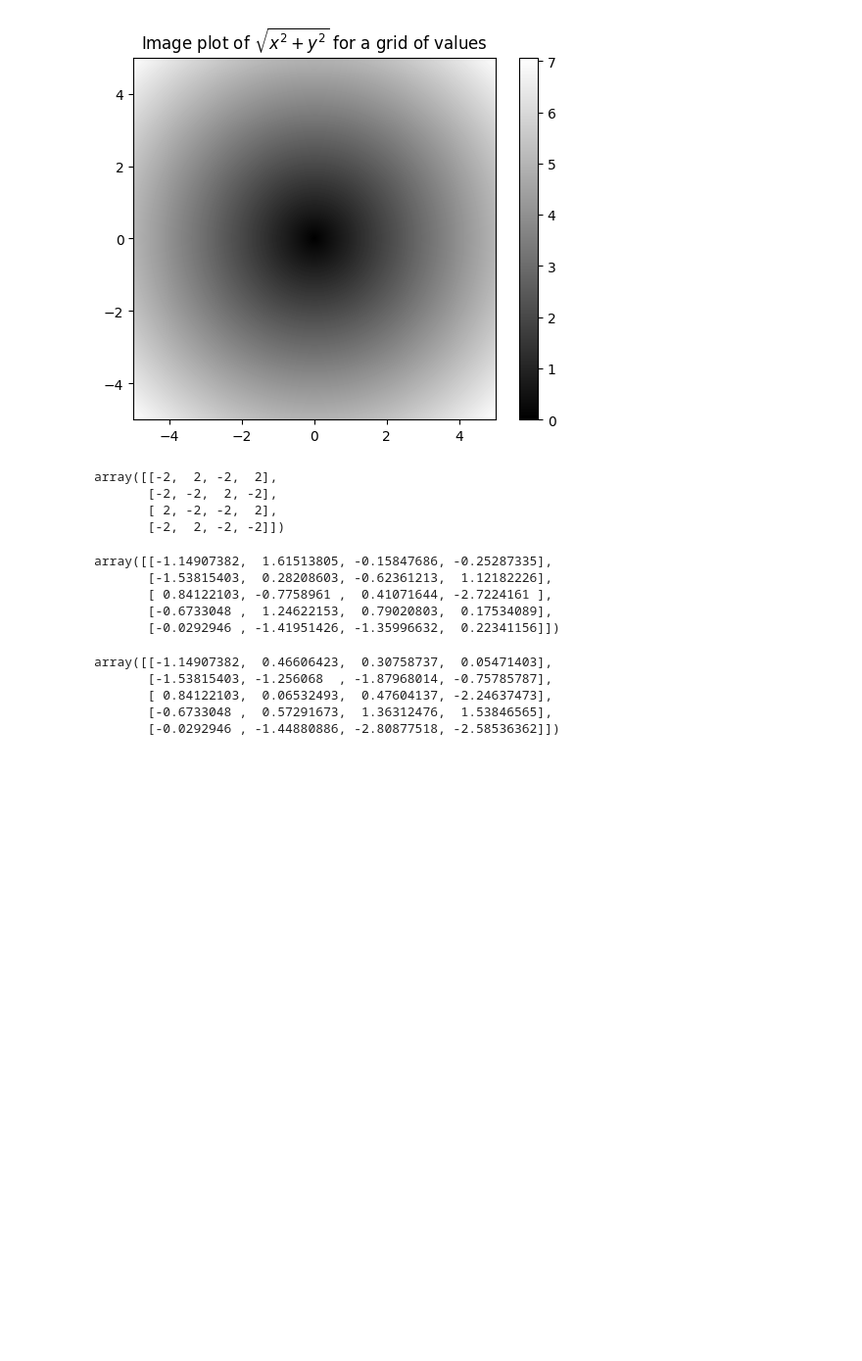
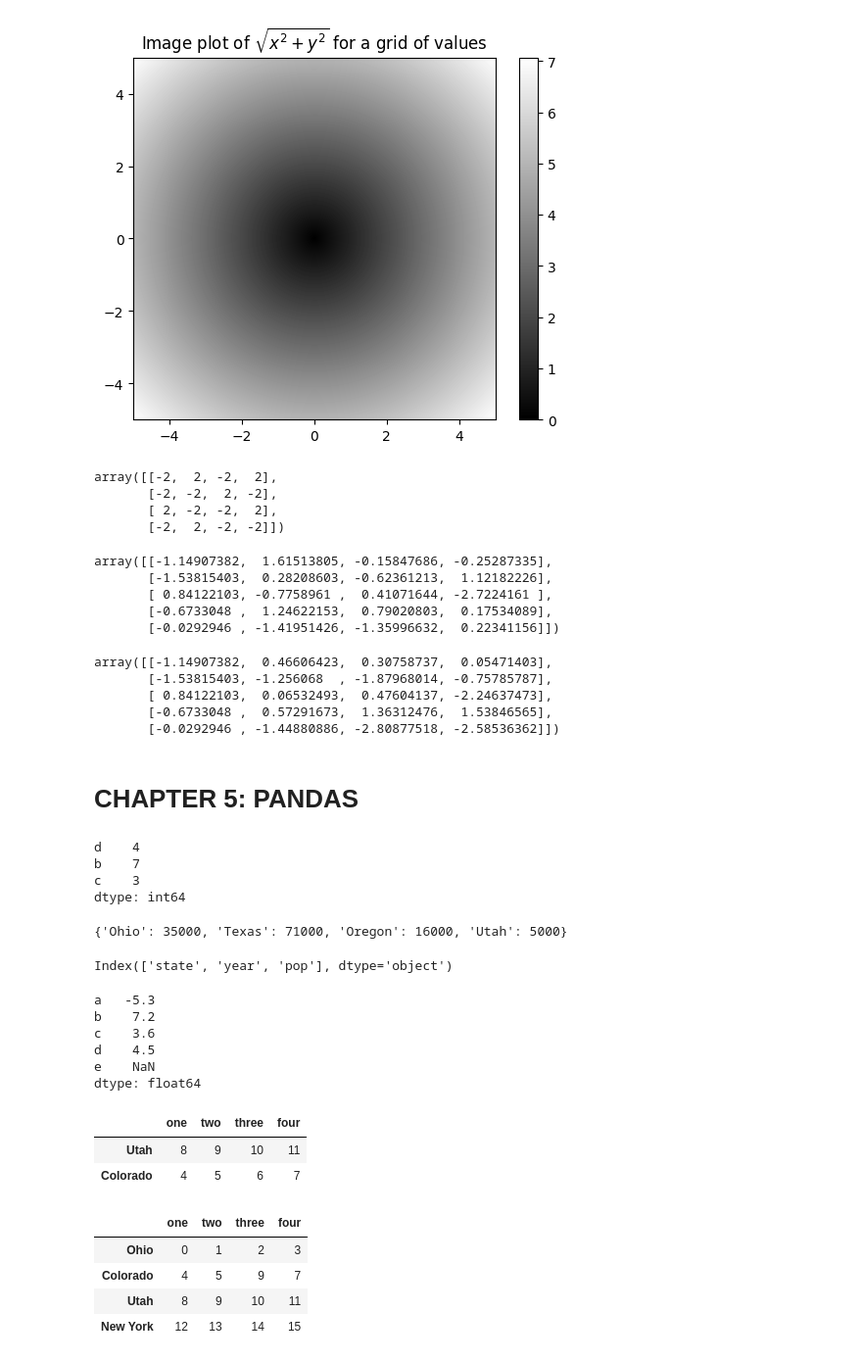
Before and after one commit to GabriCala25/Python_projects, a Jupyter notebook: python_for_data_analysis_exercises/Basics.ipynb, the cells around one changed output. Shown at 98% size. Cells and saved outputs as stored; diff of their text form; code cells hidden in the pictures; blank space fills up the shorter version.

Commit message:
started chapter 5

```diff
--- a/python_for_data_analysis_exercises/Basics.ipynb
+++ b/python_for_data_analysis_exercises/Basics.ipynb
@@ -390,3 +390,78 @@ array([[-1.14907382,  0.46606423,  0.30758737,  0.05471403],
        [ 0.84122103,  0.06532493,  0.47604137, -2.24637473],
        [-0.6733048 ,  0.57291673,  1.36312476,  1.53846565],
        [-0.0292946 , -1.44880886, -2.80877518, -2.58536362]])
+# %% [markdown]
+# CHAPTER 5: PANDAS
+# %%
+import numpy as np
+import pandas as pd
+from pandas import Series, DataFrame
+
+obj2 = pd.Series([4, 7, -5, 3], index=["d", "b", "a", "c"])
+obj2.index
+# we can select a list of indices to retrieve
+obj2[["c", "a", "d"]]
+
+obj2[obj2 > 0]
+# %% [output]
+d    4
+b    7
+c    3
+dtype: int64
+# %%
+# Series is a fixed-length ordered dictionary
+sdata = {"Ohio": 35000, "Texas": 71000, "Oregon": 16000, "Utah": 5000}
+obj3 = pd.Series(sdata)
+# we can convert a series back to a dictionary
+obj3.to_dict()
+# %% [output]
+{'Ohio': 35000, 'Texas': 71000, 'Oregon': 16000, 'Utah': 5000}
+# %%
+data = {"state": ["Ohio", "Ohio", "Ohio", "Nevada", "Nevada", "Nevada"],
+        "year": [2000, 2001, 2002, 2001, 2002, 2003],
+        "pop": [1.5, 1.7, 3.6, 2.4, 2.9, 3.2]}
+frame = pd.DataFrame(data)
+# we can use head or tail to show just a few elements
+frame.columns
+# %% [output]
+Index(['state', 'year', 'pop'], dtype='object')
+# %%
+#reindexing will introduce missing data if any values were not already present
+obj = pd.Series([4.5, 7.2, -5.3, 3.6], index=["d", "b", "a", "c"])
+ob2 = obj.reindex(["a", "b", "c", "d", "e"])
+ob2
+# %% [output]
+a   -5.3
+b    7.2
+c    3.6
+d    4.5
+e    NaN
+dtype: float64
+# %%
+#loc and iloc
+# loc select a subset of rows using their axis labels
+# iloc select a subset of rows using their integer index
+data = pd.DataFrame(np.arange(16).reshape((4, 4)),
+                    index=["Ohio", "Colorado", "Utah", "New York"],
+                    columns=["one", "two", "three", "four"])
+
+data.loc[["Colorado", "New York"]]
+data.iloc[[2,1]]
+# %% [output]
+|  | one | two | three | four |
+| Utah | 8 | 9 | 10 | 11 |
+| Colorado | 4 | 5 | 6 | 7 |
+# %%
+#WARNING
+# here you are modyfing a temporary dataframe data.loc[data.three == 6] instead of the original dataframe
+#data.loc[data.three == 6]["three"] = 9
+
+#the correct way to modify the dataframe is to rewrite the chained assignment to use a single loc operation
+data.loc[data.three == 6, "three"] = 9
+data
+# %% [output]
+|  | one | two | three | four |
+| Ohio | 0 | 1 | 2 | 3 |
+| Colorado | 4 | 5 | 9 | 7 |
+| Utah | 8 | 9 | 10 | 11 |
+| New York | 12 | 13 | 14 | 15 |
```
